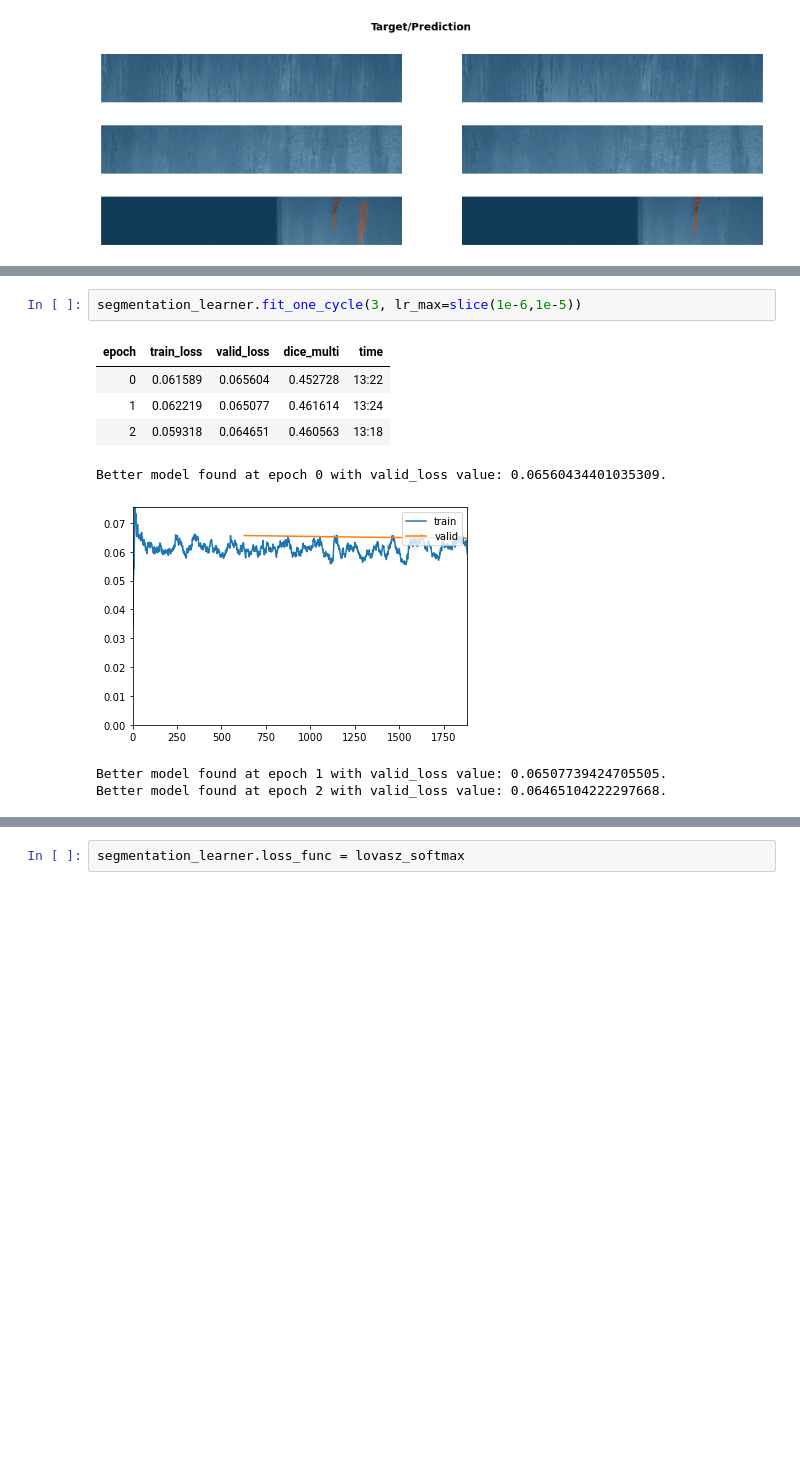
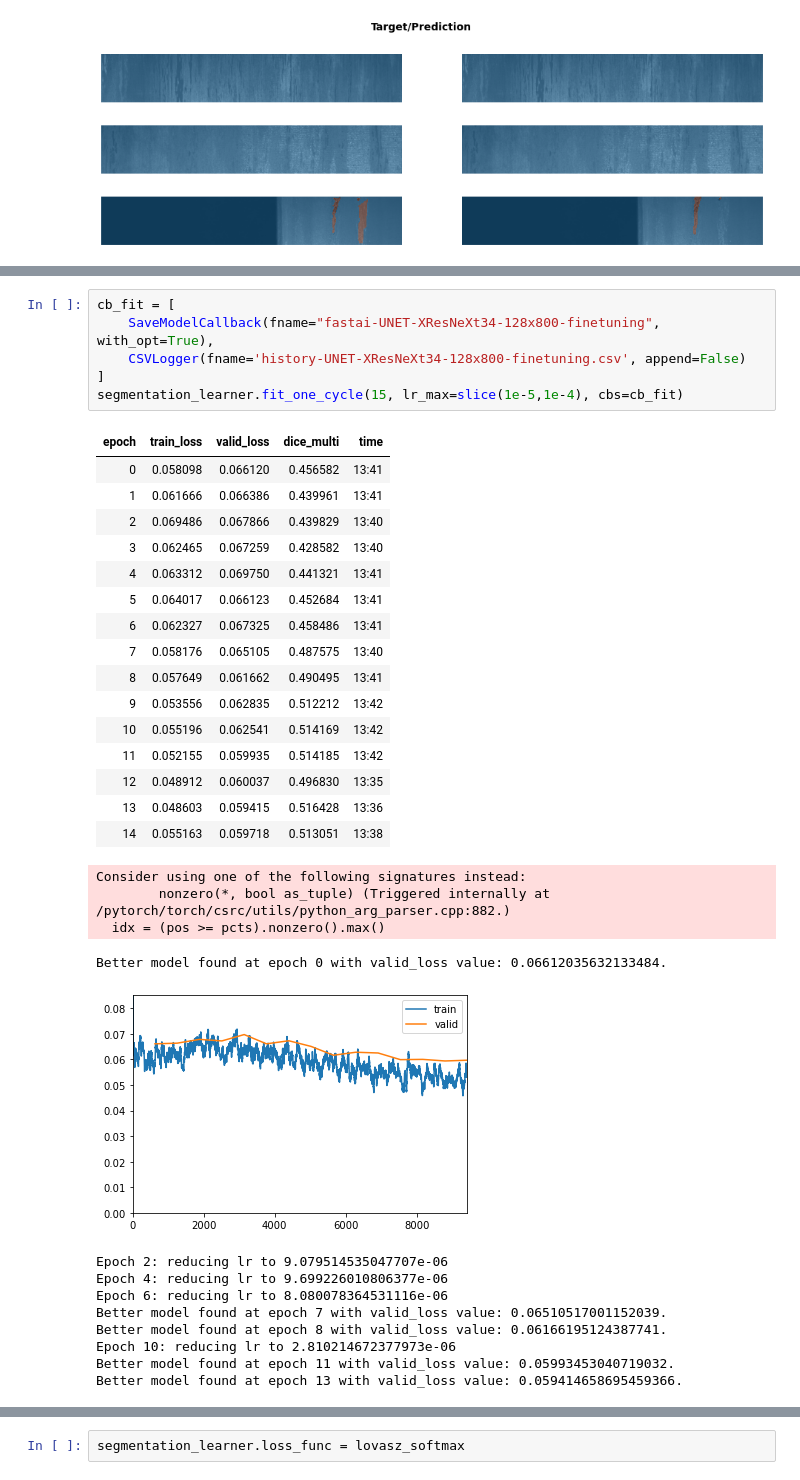
Before and after one commit to marcomatteo/steel_segmentation, a Jupyter notebook: training_nbs/FastAI-UNET-XResNeXt.ipynb, the cells around one changed output, grey strips where cells are left out. Cells and saved outputs as stored; diff of their text form; blank space fills up the shorter version.

```diff
--- a/training_nbs/FastAI-UNET-XResNeXt.ipynb
+++ b/training_nbs/FastAI-UNET-XResNeXt.ipynb
@@ -201,11 +179,36 @@ ____________________________________________________________________________
-# %%
-segmentation_learner.fit_one_cycle(3, lr_max=slice(1e-6,1e-5))
-# %% [output]
-| epoch | train_loss | valid_loss | dice_multi | time |
-| 0 | 0.061589 | 0.065604 | 0.452728 | 13:22 |
-| 1 | 0.062219 | 0.065077 | 0.461614 | 13:24 |
-| 2 | 0.059318 | 0.064651 | 0.460563 | 13:18 |
-Better model found at epoch 0 with valid_loss value: 0.06560434401035309.
-[figure, removed]
-Better model found at epoch 1 with valid_loss value: 0.06507739424705505.
-Better model found at epoch 2 with valid_loss value: 0.06465104222297668.
+# %%
+cb_fit = [
+    SaveModelCallback(fname="fastai-UNET-XResNeXt34-128x800-finetuning", with_opt=True),
+    CSVLogger(fname='history-UNET-XResNeXt34-128x800-finetuning.csv', append=False)
+]
+segmentation_learner.fit_one_cycle(15, lr_max=slice(1e-5,1e-4), cbs=cb_fit)
+# %% [output]
+| epoch | train_loss | valid_loss | dice_multi | time |
+| 0 | 0.058098 | 0.066120 | 0.456582 | 13:41 |
+| 1 | 0.061666 | 0.066386 | 0.439961 | 13:41 |
+| 2 | 0.069486 | 0.067866 | 0.439829 | 13:40 |
+| 3 | 0.062465 | 0.067259 | 0.428582 | 13:40 |
+| 4 | 0.063312 | 0.069750 | 0.441321 | 13:41 |
+| 5 | 0.064017 | 0.066123 | 0.452684 | 13:41 |
+| 6 | 0.062327 | 0.067325 | 0.458486 | 13:41 |
+| 7 | 0.058176 | 0.065105 | 0.487575 | 13:40 |
+| 8 | 0.057649 | 0.061662 | 0.490495 | 13:41 |
+| 9 | 0.053556 | 0.062835 | 0.512212 | 13:42 |
+| 10 | 0.055196 | 0.062541 | 0.514169 | 13:42 |
+| 11 | 0.052155 | 0.059935 | 0.514185 | 13:42 |
+| 12 | 0.048912 | 0.060037 | 0.496830 | 13:35 |
+| 13 | 0.048603 | 0.059415 | 0.516428 | 13:36 |
+| 14 | 0.055163 | 0.059718 | 0.513051 | 13:38 |
+Consider using one of the following signatures instead:
+        nonzero(*, bool as_tuple) (Triggered internally at  /pytorch/torch/csrc/utils/python_arg_parser.cpp:882.)
+  idx = (pos >= pcts).nonzero().max()
+Better model found at epoch 0 with valid_loss value: 0.06612035632133484.
+[figure, added]
+Epoch 2: reducing lr to 9.079514535047707e-06
+Epoch 4: reducing lr to 9.699226010806377e-06
+Epoch 6: reducing lr to 8.080078364531116e-06
+Better model found at epoch 7 with valid_loss value: 0.06510517001152039.
+Better model found at epoch 8 with valid_loss value: 0.06166195124387741.
+Epoch 10: reducing lr to 2.810214672377973e-06
+Better model found at epoch 11 with valid_loss value: 0.05993453040719032.
+Better model found at epoch 13 with valid_loss value: 0.059414658695459366.
```
Also changed, not shown: parts of 20 cells of this notebook, 18 other files.
